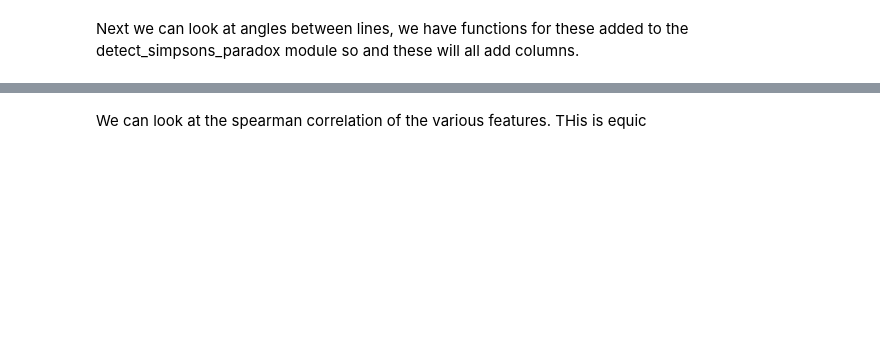
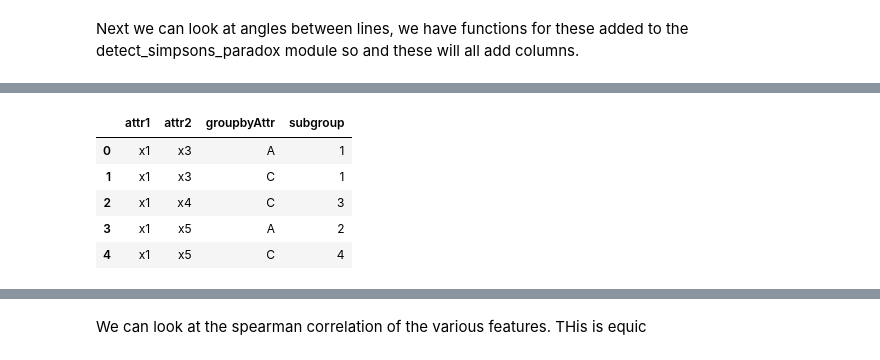
Before and after one commit to fairnessforensics/wiggum, a Jupyter notebook: research_notebooks/ranking_sp_occurences.ipynb, the cells around one changed output, grey strips where cells are left out. Cells and saved outputs as stored; diff of their text form; code cells hidden in the pictures; blank space fills up the shorter version.

```diff
--- a/research_notebooks/ranking_sp_occurences.ipynb
+++ b/research_notebooks/ranking_sp_occurences.ipynb
@@ -106,0 +164,9 @@ results_df_slopes.head()
+# %%
+results_df_slopes.groupby(['attr1','attr2','groupbyAttr'])['subgroup'].count().reset_index().head()
+# %% [output]
+|  | attr1 | attr2 | groupbyAttr | subgroup |
+| 0 | x1 | x3 | A | 1 |
+| 1 | x1 | x3 | C | 1 |
+| 2 | x1 | x4 | C | 3 |
+| 3 | x1 | x5 | A | 2 |
+| 4 | x1 | x5 | C | 4 |
```
Also changed, not shown: parts of 22 cells of this notebook, 5 other files.
